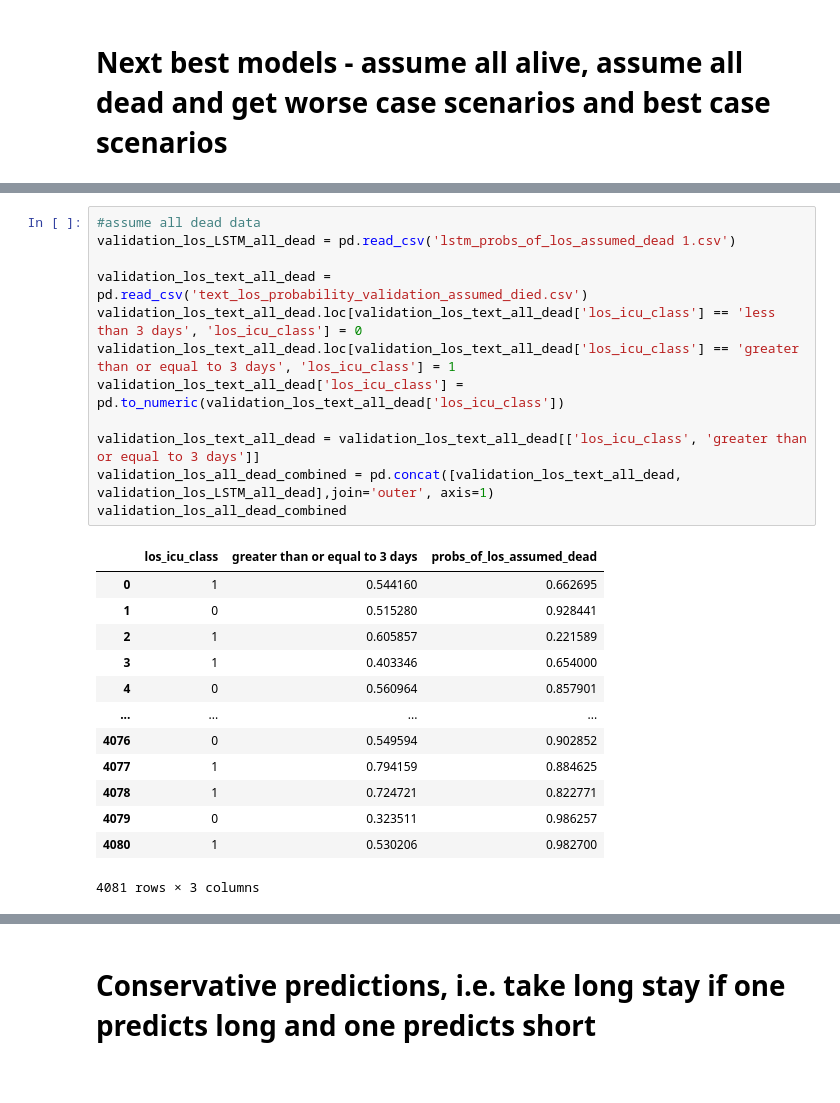
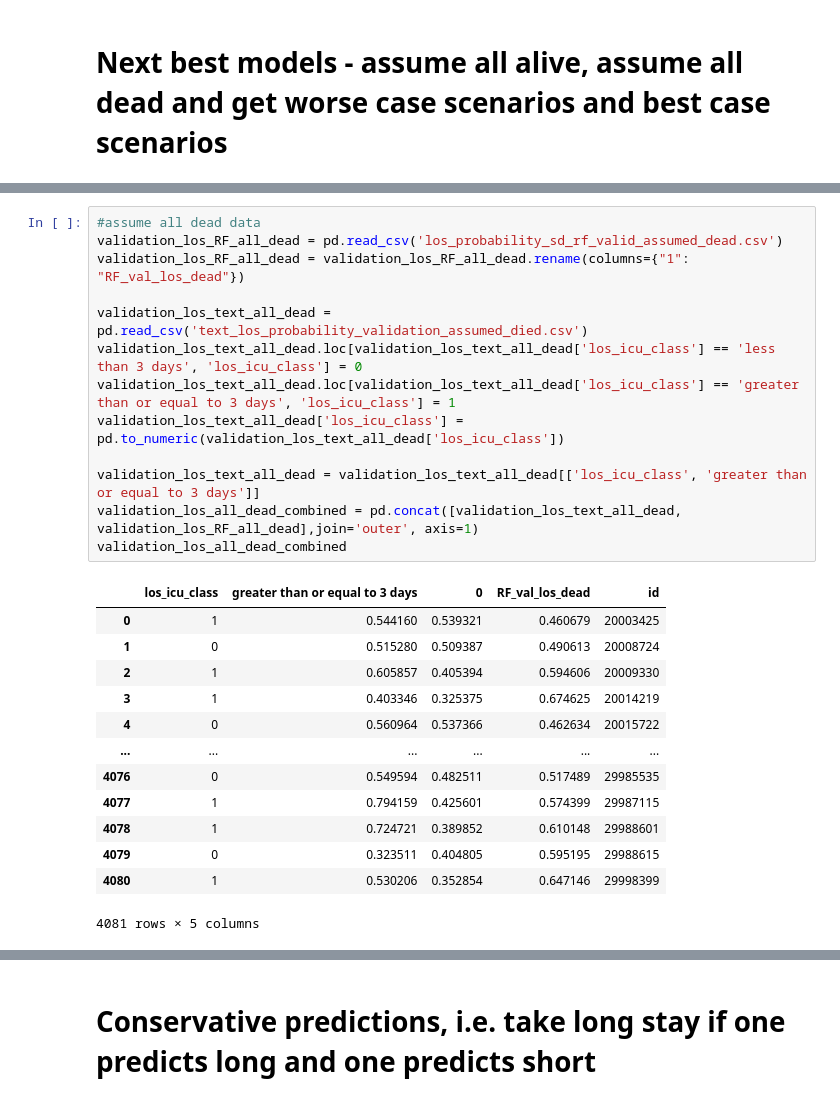
Before and after one commit to weareng/sph6004_assignment_2, a Jupyter notebook: ensemble_models/ensb_logreg_los_validation.ipynb, the cells around one changed output, grey strips where cells are left out. Cells and saved outputs as stored; diff of their text form.

```diff
--- a/ensemble_models/ensb_logreg_los_validation.ipynb
+++ b/ensemble_models/ensb_logreg_los_validation.ipynb
@@ -73,29 +92,30 @@ validation_los_all_alive_combined
 # %%
 #assume all dead data
-validation_los_LSTM_all_dead = pd.read_csv('lstm_probs_of_los_assumed_dead 1.csv')
+validation_los_RF_all_dead = pd.read_csv('los_probability_sd_rf_valid_assumed_dead.csv')
+validation_los_RF_all_dead = validation_los_RF_all_dead.rename(columns={"1": "RF_val_los_dead"})
 
 validation_los_text_all_dead = pd.read_csv('text_los_probability_validation_assumed_died.csv')
 validation_los_text_all_dead.loc[validation_los_text_all_dead['los_icu_class'] == 'less than 3 days', 'los_icu_class'] = 0
 validation_los_text_all_dead.loc[validation_los_text_all_dead['los_icu_class'] == 'greater than or equal to 3 days', 'los_icu_class'] = 1
 validation_los_text_all_dead['los_icu_class'] = pd.to_numeric(validation_los_text_all_dead['los_icu_class'])
 
 validation_los_text_all_dead = validation_los_text_all_dead[['los_icu_class', 'greater than or equal to 3 days']]
-validation_los_all_dead_combined = pd.concat([validation_los_text_all_dead, validation_los_LSTM_all_dead],join='outer', axis=1)
+validation_los_all_dead_combined = pd.concat([validation_los_text_all_dead, validation_los_RF_all_dead],join='outer', axis=1)
 validation_los_all_dead_combined
 # %% [output]
-|  | los_icu_class | greater than or equal to 3 days | probs_of_los_assumed_dead |
-| 0 | 1 | 0.544160 | 0.662695 |
-| 1 | 0 | 0.515280 | 0.928441 |
-| 2 | 1 | 0.605857 | 0.221589 |
-| 3 | 1 | 0.403346 | 0.654000 |
-| 4 | 0 | 0.560964 | 0.857901 |
-| ... | ... | ... | ... |
-| 4076 | 0 | 0.549594 | 0.902852 |
-| 4077 | 1 | 0.794159 | 0.884625 |
-| 4078 | 1 | 0.724721 | 0.822771 |
-| 4079 | 0 | 0.323511 | 0.986257 |
-| 4080 | 1 | 0.530206 | 0.982700 |
+|  | los_icu_class | greater than or equal to 3 days | 0 | RF_val_los_dead | id |
+| 0 | 1 | 0.544160 | 0.539321 | 0.460679 | 20003425 |
+| 1 | 0 | 0.515280 | 0.509387 | 0.490613 | 20008724 |
+| 2 | 1 | 0.605857 | 0.405394 | 0.594606 | 20009330 |
+| 3 | 1 | 0.403346 | 0.325375 | 0.674625 | 20014219 |
+| 4 | 0 | 0.560964 | 0.537366 | 0.462634 | 20015722 |
+| ... | ... | ... | ... | ... | ... |
+| 4076 | 0 | 0.549594 | 0.482511 | 0.517489 | 29985535 |
+| 4077 | 1 | 0.794159 | 0.425601 | 0.574399 | 29987115 |
+| 4078 | 1 | 0.724721 | 0.389852 | 0.610148 | 29988601 |
+| 4079 | 0 | 0.323511 | 0.404805 | 0.595195 | 29988615 |
+| 4080 | 1 | 0.530206 | 0.352854 | 0.647146 | 29998399 |
-4081 rows × 3 columns
+4081 rows × 5 columns
 # %%
 #all alive los prediction
 los_predictors_all_alive = validation_los_all_alive_combined[['greater than or equal to 3 days',
```
Also changed, not shown: parts of 7 cells of this notebook, 5 other files.
